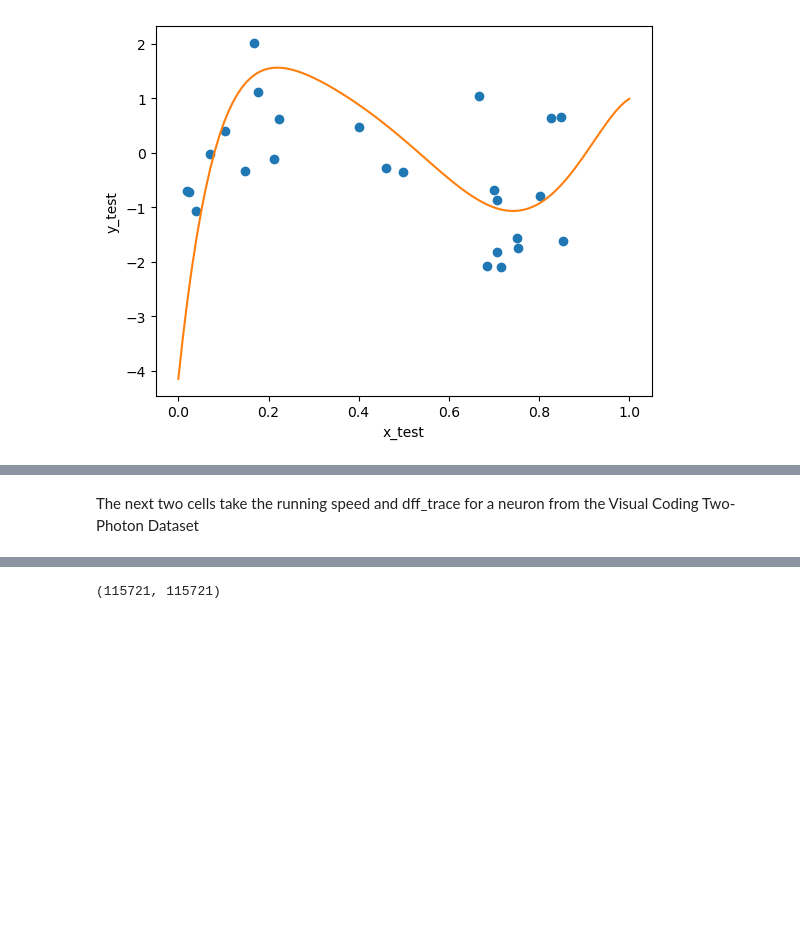
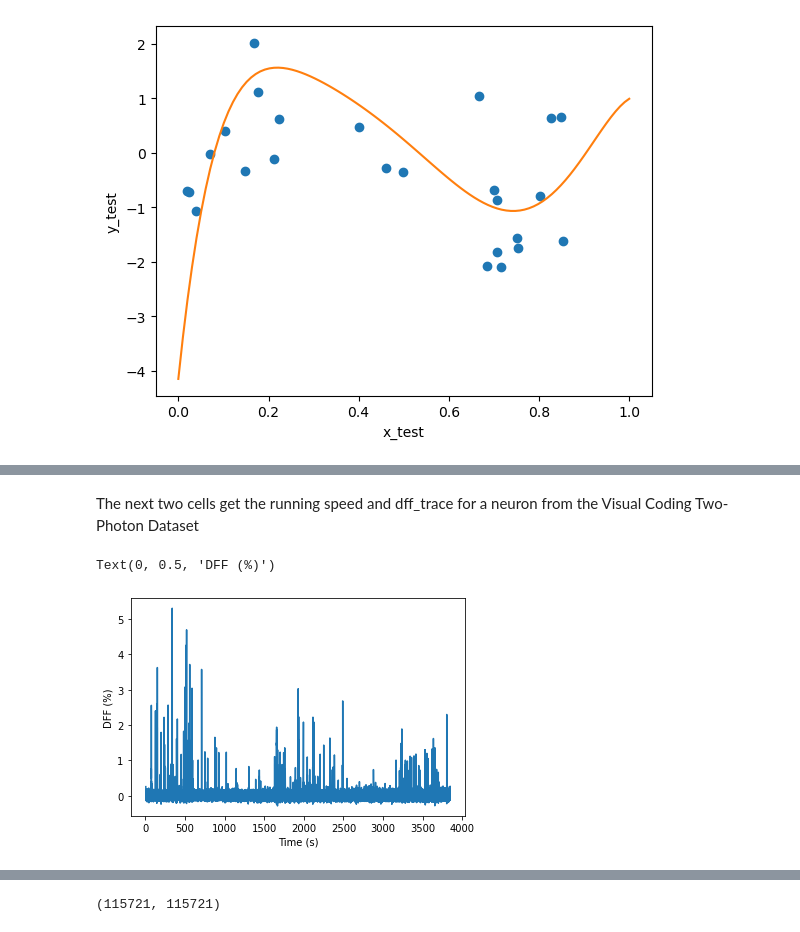
Before and after one commit to AllenInstitute/swdb_neural_encoding, a Jupyter notebook: code/Day1Workshop2.ipynb, the cells around one changed output, grey strips where cells are left out. Saved outputs shown, nothing was run; the diff lists cells and outputs as text; code cells hidden in the pictures; blank space fills up the shorter version.

```diff
--- a/code/Day1Workshop2.ipynb
+++ b/code/Day1Workshop2.ipynb
@@ -378,5 +377,5 @@ def downsample(a, bin_edges, alt_array=None):
     else:
         return a_downsampled
 # %% [markdown]
-The next two cells take the running speed and dff_trace for a neuron from the Visual Coding Two-Photon Dataset
+The next two cells get the running speed and dff_trace for a neuron from the Visual Coding Two-Photon Dataset
 # %%
@@ -396,0 +402,7 @@ time, dff = data.get_dff_traces()
+# %%
+plt.plot(time, dff[cell,:])
+plt.xlabel("Time (s)")
+plt.ylabel("DFF (%)")
+# %% [output]
+Text(0, 0.5, 'DFF (%)')
+[figure, added]
```
Also changed, not shown: parts of 16 cells of this notebook, 1 other file.
